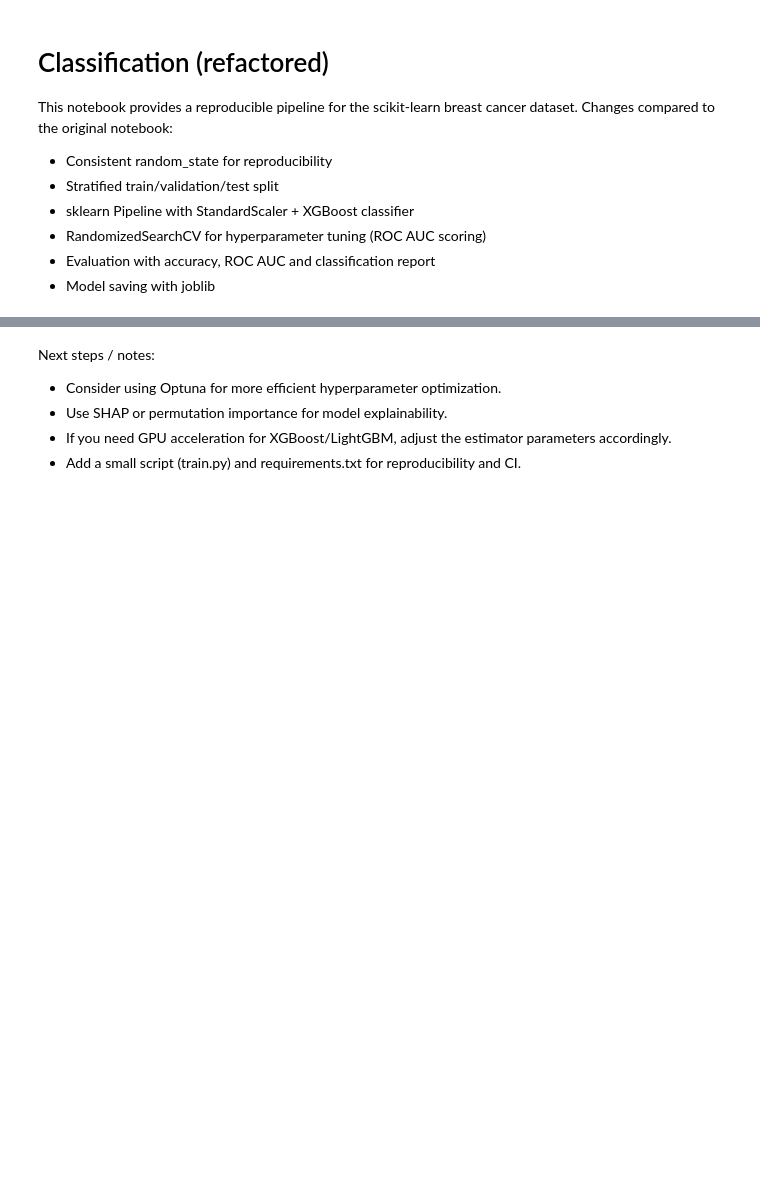
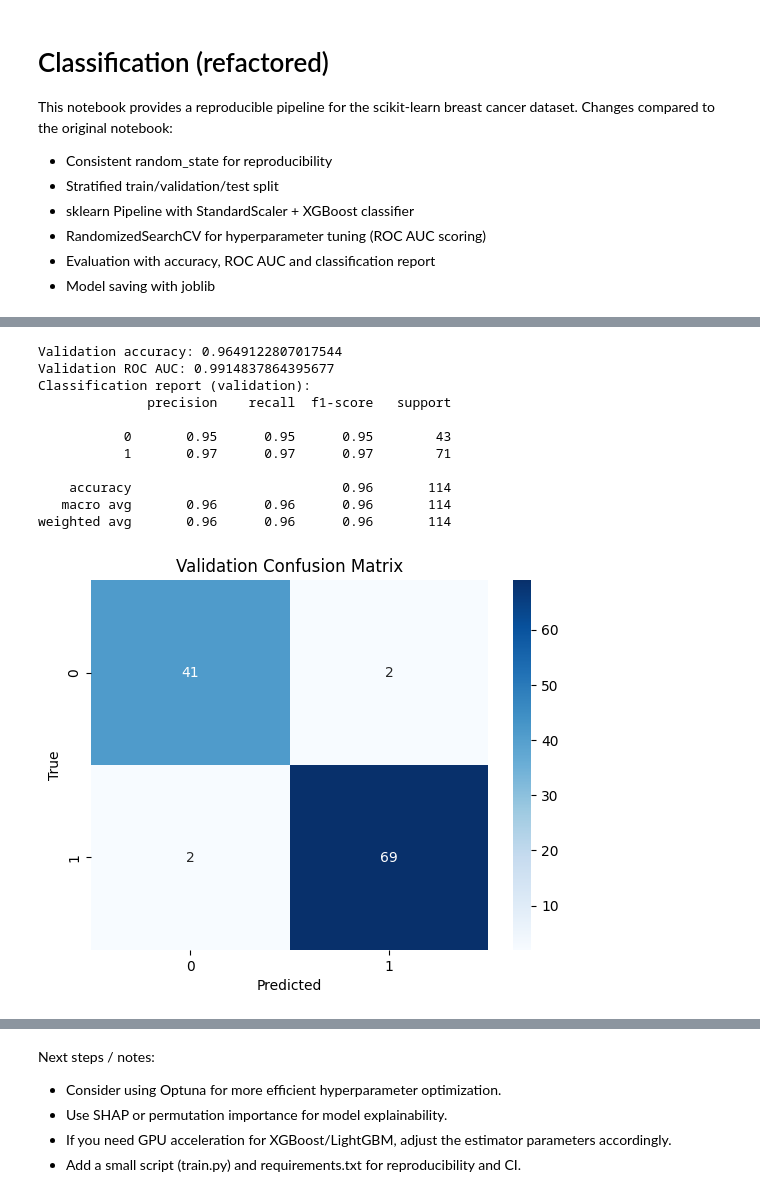
Before and after one commit to Maee127/ML-Training, a Jupyter notebook: Classification_refactored.ipynb, the cells around one changed output, grey strips where cells are left out. Drawn from its saved outputs; the diff is of its cells as text; code cells hidden in the pictures; blank space fills up the shorter version.

```diff
--- a/Classification_refactored.ipynb
+++ b/Classification_refactored.ipynb
@@ -68,23 +74,35 @@ print('Best CV score (roc_auc):', search.best_score_)
 # %%
 # Evaluate on validation set
 best_model = search.best_estimator_
 y_val_pred = best_model.predict(X_val)
 y_val_proba = best_model.predict_proba(X_val)[:, 1] if hasattr(best_model, 'predict_proba') else None
 
 print('Validation accuracy:', accuracy_score(y_val, y_val_pred))
 if y_val_proba is not None:
     print('Validation ROC AUC:', roc_auc_score(y_val, y_val_proba))
-print('
-Classification report (validation):')
+print('Classification report (validation):')
 print(classification_report(y_val, y_val_pred))
 
 # Confusion matrix heatmap
 cm = confusion_matrix(y_val, y_val_pred)
 sns.heatmap(cm, annot=True, fmt='d', cmap='Blues')
 plt.xlabel('Predicted')
 plt.ylabel('True')
 plt.title('Validation Confusion Matrix')
 plt.show()
+# %% [output]
+Validation accuracy: 0.9649122807017544
+Validation ROC AUC: 0.9914837864395677
+Classification report (validation):
+              precision    recall  f1-score   support
+
+           0       0.95      0.95      0.95        43
+           1       0.97      0.97      0.97        71
+
+    accuracy                           0.96       114
+   macro avg       0.96      0.96      0.96       114
+weighted avg       0.96      0.96      0.96       114
+[figure, added]
 # %%
 # Final evaluation on hold-out test set
 y_test_pred = best_model.predict(X_test)
```
Also changed, not shown: parts of 4 cells of this notebook, 1 other file.
